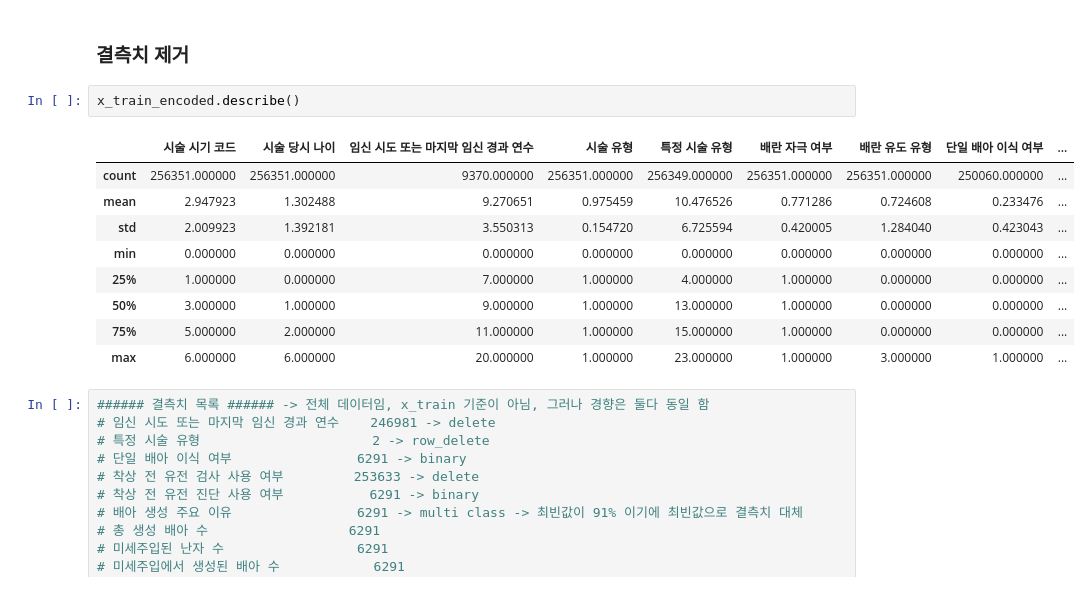
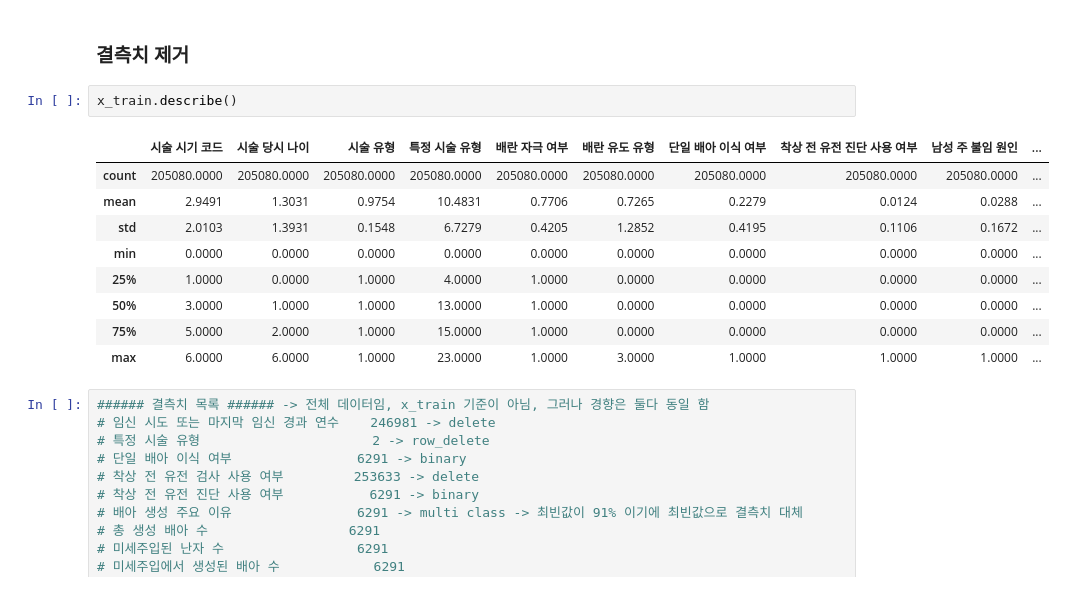
Before and after one commit to LEEINSEO-0118/LG_Aimers_Infertility, a Jupyter notebook: Code/eda.ipynb, the cells around one changed output. Drawn from its saved outputs; the diff is of its cells as text.

```diff
--- a/Code/eda.ipynb
+++ b/Code/eda.ipynb
@@ -224,17 +224,17 @@ Submission : (90067, 67)
 # %% [markdown]
 ### 결측치 제거
 # %%
-x_train_encoded.describe()
+x_train.describe()
 # %% [output]
-|  | 시술 시기 코드 | 시술 당시 나이 | 임신 시도 또는 마지막 임신 경과 연수 | 시술 유형 | 특정 시술 유형 | 배란 자극 여부 | 배란 유도 유형 | 단일 배아 이식 여부 | ... |
-| count | 256351.000000 | 256351.000000 | 9370.000000 | 256351.000000 | 256349.000000 | 256351.000000 | 256351.000000 | 250060.000000 | ... |
-| mean | 2.947923 | 1.302488 | 9.270651 | 0.975459 | 10.476526 | 0.771286 | 0.724608 | 0.233476 | ... |
-| std | 2.009923 | 1.392181 | 3.550313 | 0.154720 | 6.725594 | 0.420005 | 1.284040 | 0.423043 | ... |
-| min | 0.000000 | 0.000000 | 0.000000 | 0.000000 | 0.000000 | 0.000000 | 0.000000 | 0.000000 | ... |
-| 25% | 1.000000 | 0.000000 | 7.000000 | 1.000000 | 4.000000 | 1.000000 | 0.000000 | 0.000000 | ... |
-| 50% | 3.000000 | 1.000000 | 9.000000 | 1.000000 | 13.000000 | 1.000000 | 0.000000 | 0.000000 | ... |
-| 75% | 5.000000 | 2.000000 | 11.000000 | 1.000000 | 15.000000 | 1.000000 | 0.000000 | 0.000000 | ... |
-| max | 6.000000 | 6.000000 | 20.000000 | 1.000000 | 23.000000 | 1.000000 | 3.000000 | 1.000000 | ... |
+|  | 시술 시기 코드 | 시술 당시 나이 | 시술 유형 | 특정 시술 유형 | 배란 자극 여부 | 배란 유도 유형 | 단일 배아 이식 여부 | 착상 전 유전 진단 사용 여부 | 남성 주 불임 원인 | ... |
+| count | 205080.0000 | 205080.0000 | 205080.0000 | 205080.0000 | 205080.0000 | 205080.0000 | 205080.0000 | 205080.0000 | 205080.0000 | ... |
+| mean | 2.9491 | 1.3031 | 0.9754 | 10.4831 | 0.7706 | 0.7265 | 0.2279 | 0.0124 | 0.0288 | ... |
+| std | 2.0103 | 1.3931 | 0.1548 | 6.7279 | 0.4205 | 1.2852 | 0.4195 | 0.1106 | 0.1672 | ... |
+| min | 0.0000 | 0.0000 | 0.0000 | 0.0000 | 0.0000 | 0.0000 | 0.0000 | 0.0000 | 0.0000 | ... |
+| 25% | 1.0000 | 0.0000 | 1.0000 | 4.0000 | 1.0000 | 0.0000 | 0.0000 | 0.0000 | 0.0000 | ... |
+| 50% | 3.0000 | 1.0000 | 1.0000 | 13.0000 | 1.0000 | 0.0000 | 0.0000 | 0.0000 | 0.0000 | ... |
+| 75% | 5.0000 | 2.0000 | 1.0000 | 15.0000 | 1.0000 | 0.0000 | 0.0000 | 0.0000 | 0.0000 | ... |
+| max | 6.0000 | 6.0000 | 1.0000 | 23.0000 | 1.0000 | 3.0000 | 1.0000 | 1.0000 | 1.0000 | ... |
 # %%
 ###### 결측치 목록 ###### -> 전체 데이터임, x_train 기준이 아님, 그러나 경향은 둘다 동일 함
 # 임신 시도 또는 마지막 임신 경과 연수    246981 -> delete
```
Also changed, not shown: parts of 32 cells of this notebook.
